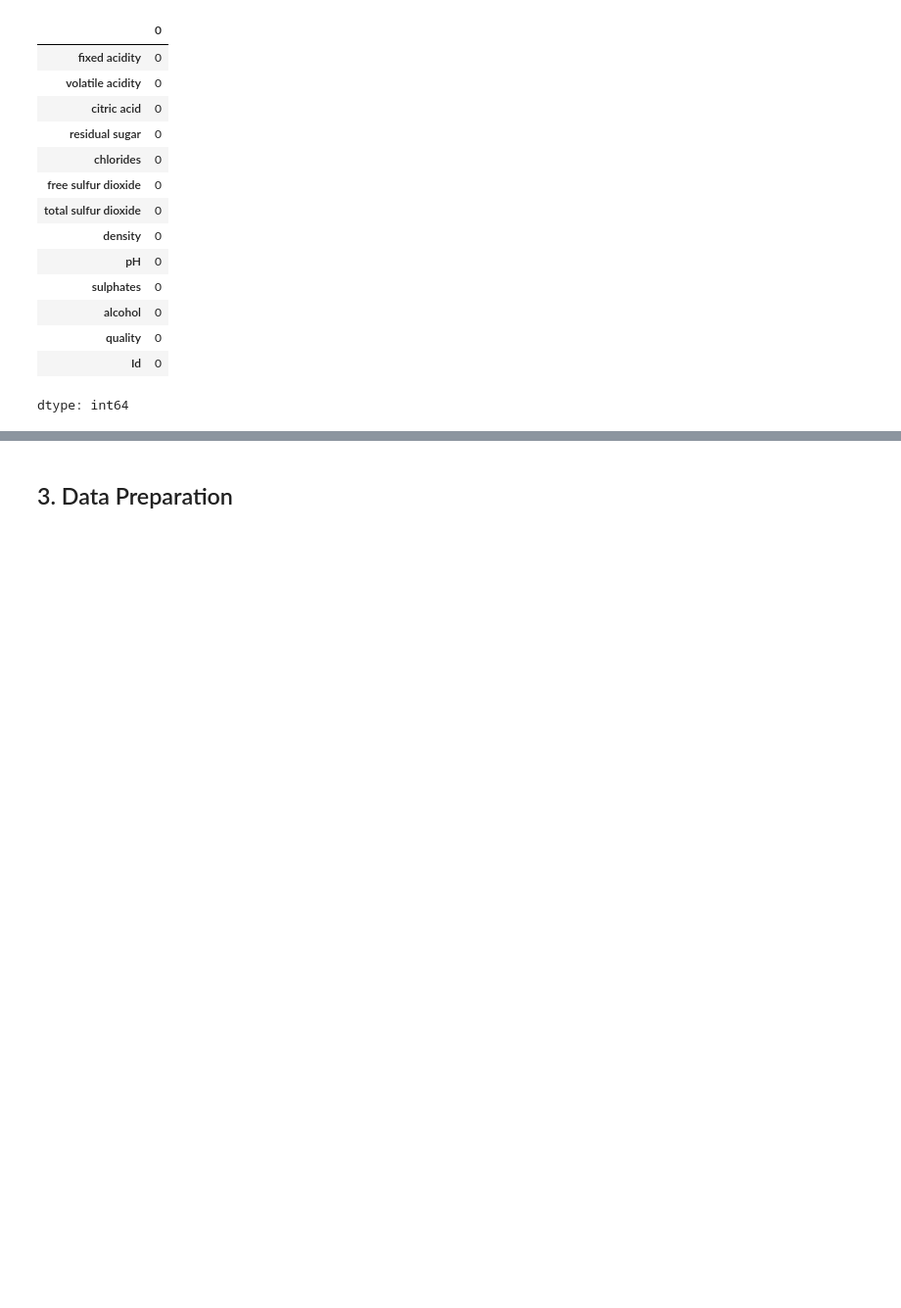
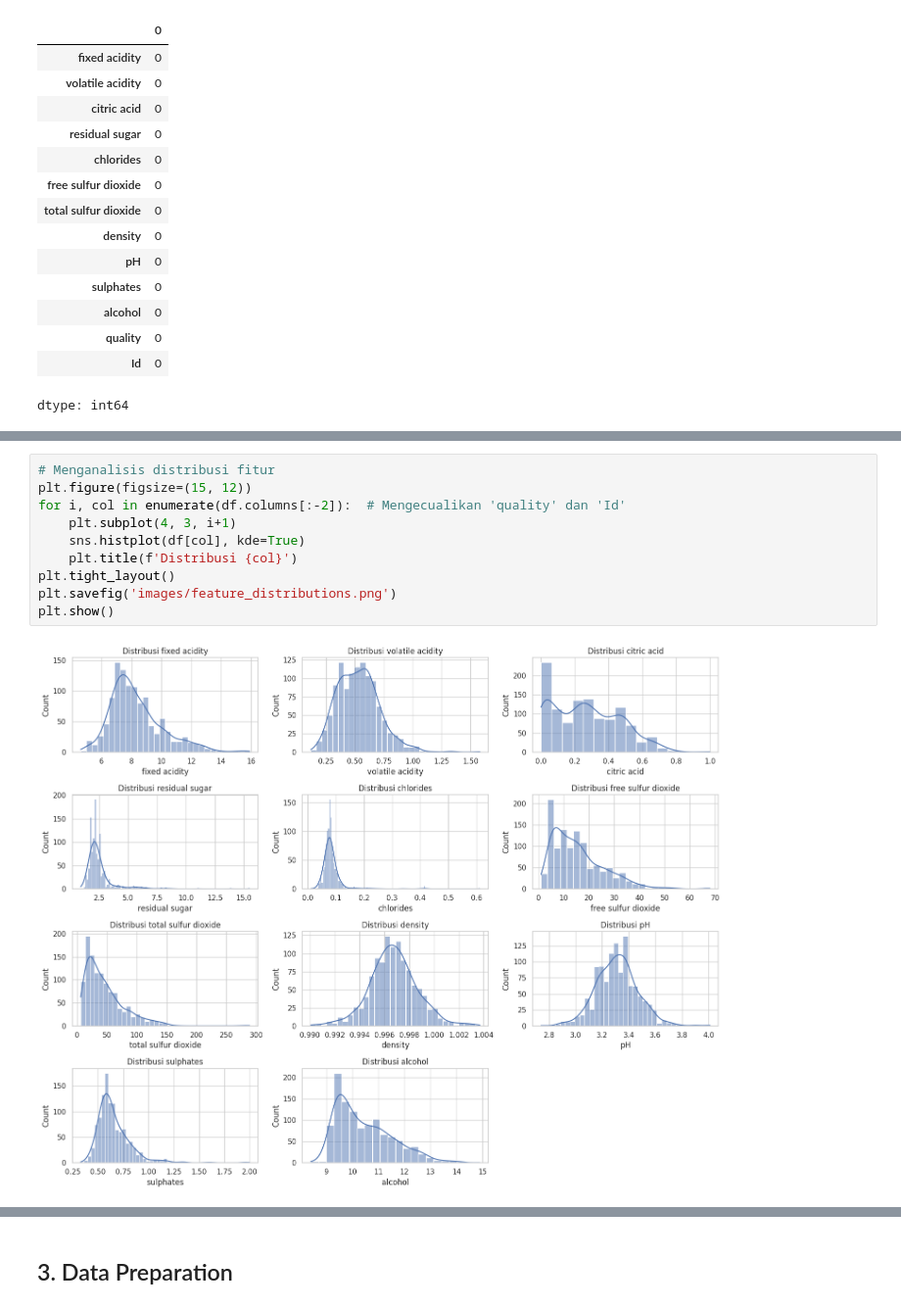
Before and after one commit to zidanmubarak/wine-quality-prediction, a Jupyter notebook: Wine_Quality_Prediction.ipynb, the cells around one changed output, grey strips where cells are left out. Shown at 98% size. Cells and saved outputs as stored; diff of their text form; blank space fills up the shorter version.

```diff
--- a/Wine_Quality_Prediction.ipynb
+++ b/Wine_Quality_Prediction.ipynb
@@ -141 +130,13 @@ plt.show()
+# %%
+# Menganalisis distribusi fitur
+plt.figure(figsize=(15, 12))
+for i, col in enumerate(df.columns[:-2]):  # Mengecualikan 'quality' dan 'Id'
+    plt.subplot(4, 3, i+1)
+    sns.histplot(df[col], kde=True)
+    plt.title(f'Distribusi {col}')
+plt.tight_layout()
+plt.savefig('images/feature_distributions.png')
+plt.show()
+# %% [output]
+[figure, added]
 # %%
```
Also changed, not shown: parts of 50 cells of this notebook, 19 other files.
